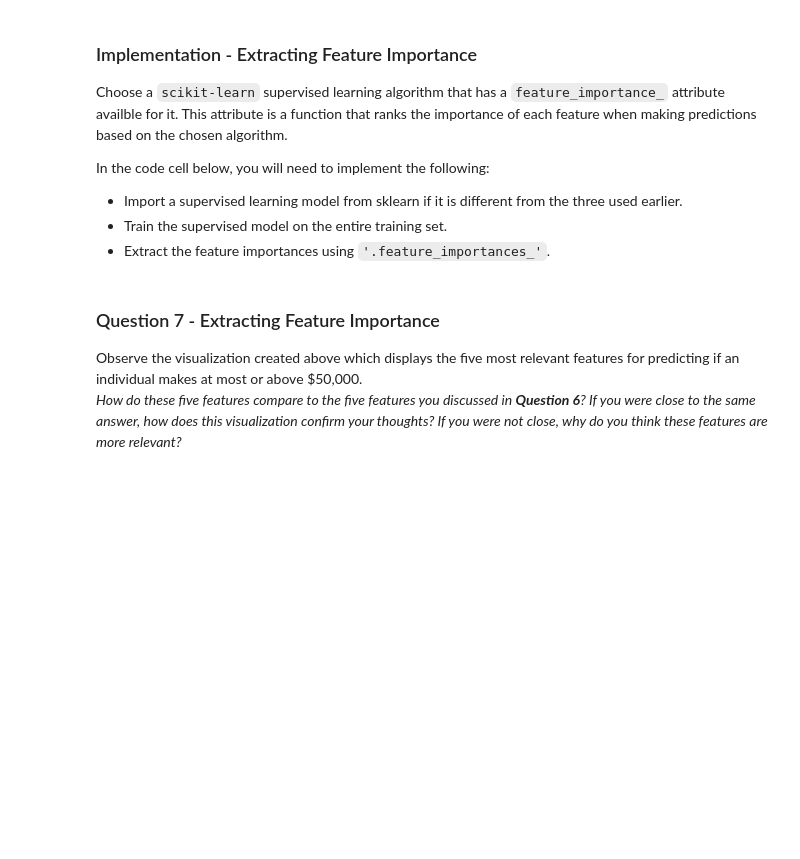
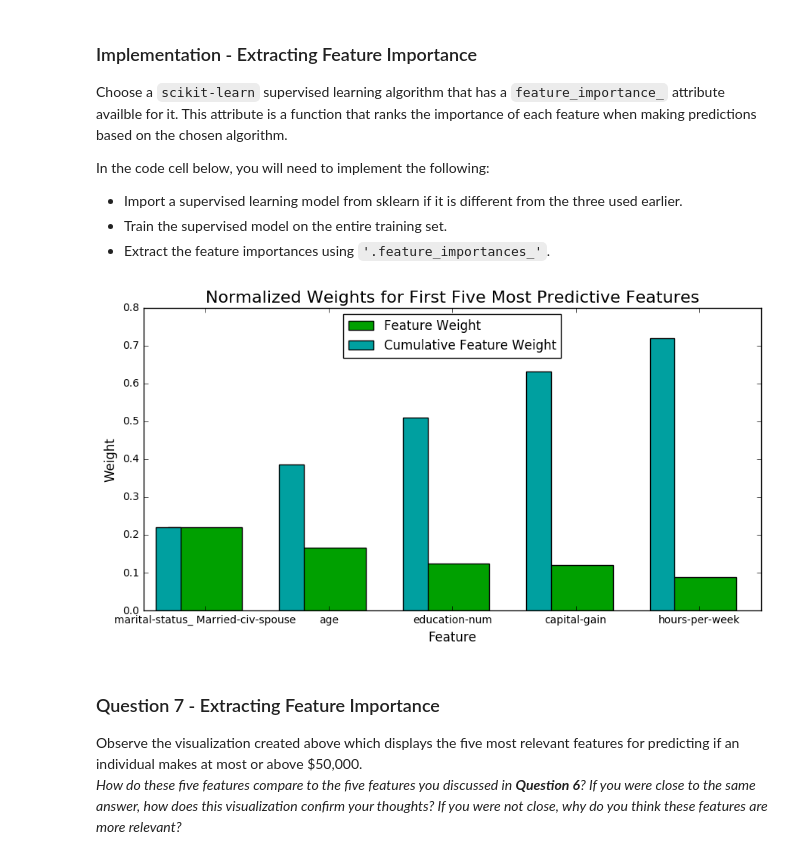
Before and after one commit to jk12559/machine-learning, a Jupyter notebook: projects/finding_donors/finding_donors.ipynb, the cells around one changed output. Saved outputs shown, nothing was run; the diff lists cells and outputs as text; code cells hidden in the pictures; blank space fills up the shorter version.

```diff
--- a/projects/finding_donors/finding_donors.ipynb
+++ b/projects/finding_donors/finding_donors.ipynb
@@ -444,14 +464,16 @@ In the code cell below, you will need to implement the following:
 # %%
 # TODO: Import a supervised learning model that has 'feature_importances_'
 
 # TODO: Train the supervised model on the training set
-model = None
+model = DecisionTreeClassifier(random_state = 51317).fit(X_train, y_train)
 
 # TODO: Extract the feature importances
-importances = None
+importances = model.feature_importances_
 
 # Plot
 vs.feature_plot(importances, X_train, y_train)
+# %% [output]
+[figure, added]
 # %% [markdown]
 ### Question 7 - Extracting Feature Importance
 
```
Also changed, not shown: parts of 14 cells of this notebook, 1 other file.
